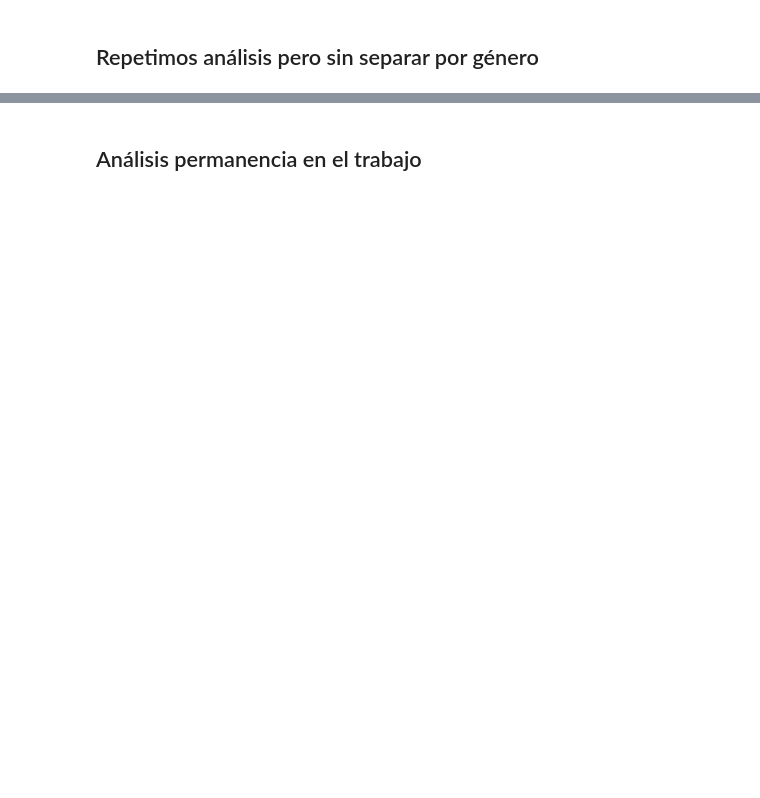
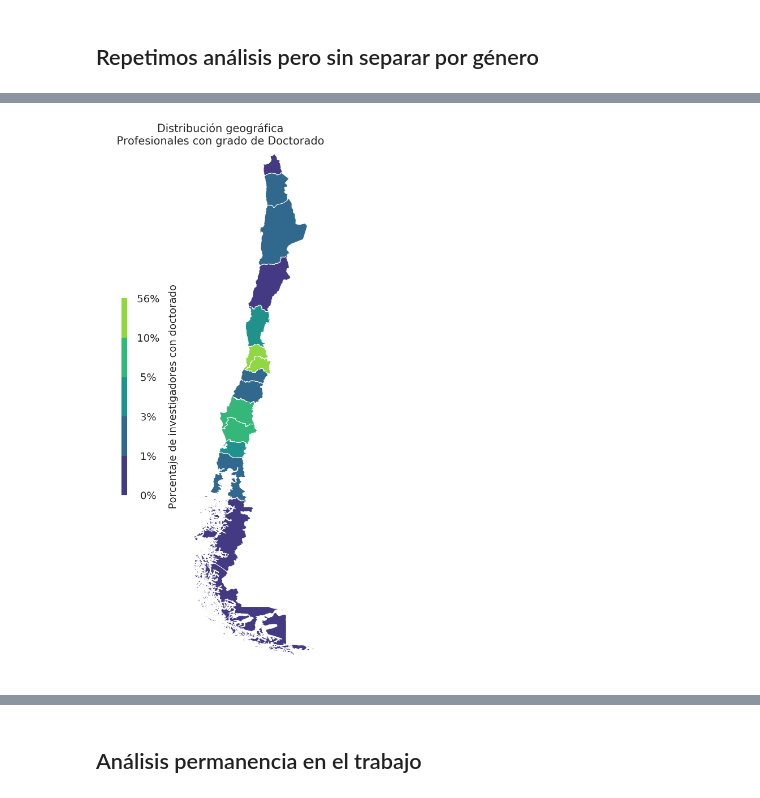
Before and after one commit to anipchile/encuesta_2018, a Jupyter notebook: notebooks/04 - Analisis de encuesta de insercion - Doctorado.ipynb, the cells around one changed output, grey strips where cells are left out. Drawn from its saved outputs; the diff is of its cells as text; code cells hidden in the pictures; blank space fills up the shorter version.

```diff
--- a/notebooks/04 - Analisis de encuesta de insercion - Doctorado.ipynb
+++ b/notebooks/04 - Analisis de encuesta de insercion - Doctorado.ipynb
@@ -823,0 +670,23 @@ plt.savefig('figures/doctorado/figura_4_situacion_laboral.pdf', bbox_inches='tig
+# %%
+mapeo_regiones = {'X de los Lagos':'Región de Los Lagos',
+                'VIII del Bío Bío':'Región del Bío-Bío',
+                'XIII Metropolitana de Santiago':'Región Metropolitana de Santiago',
+                'V de Valparaíso':'Región de Valparaíso',
+                'VII del Maule':'Región del Maule',
+                "VI del Libertador General Bernardo O'Higgins":"Región del Libertador Bernardo O'Higgins",
+                'IX de la Araucanía':'Región de La Araucanía',
+                'XIV de los Ríos':'Región de Los Ríos',
+                'I de Tarapacá':'Región de Tarapacá',
+                'IV de Coquimbo':'Región de Coquimbo',
+                'III de Atacama':'Región de Atacama',
+                'XII de Magallanes y Antártica Chilena':'Región de Magallanes y Antártica Chilena',
+                'XI Aisén del General Carlos Ibáñez del Campo':'Región de Aysén del Gral.Ibañez del Campo',
+                'XV de Arica y Parinacota':'Región de Arica y Parinacota',
+                'II de Antofagasta':'Región de Antofagasta'}
+
+encuesta_df = encuesta_df.replace({'Region trabajo': mapeo_regiones})
+# %%
+data_encuesta=encuesta_df.groupby('Region trabajo').size().sort_values(ascending=False)
+data_encuesta=pd.DataFrame(data_encuesta, columns=["Profesionales"]).reset_index()
+data_encuesta['Profesionales_%']=data_encuesta['Profesionales']*100./data_encuesta['Profesionales'].sum()
+data_encuesta
@@ -823,0 +723,3 @@ plt.savefig('figures/doctorado/figura_4_situacion_laboral.pdf', bbox_inches='tig
+# %%
+data_geopandas_encuesta = data_geopandas_regiones.merge(data_encuesta, how='inner', left_on='NOM_REG', right_on='Region trabajo')
+data_geopandas_encuesta.head()
@@ -823,0 +733,7 @@ plt.savefig('figures/doctorado/figura_4_situacion_laboral.pdf', bbox_inches='tig
+# %%
+choropleth(data_geopandas_encuesta, column='Profesionales_%', figsize=6, alpha=1.0, cbar_orientation='vertical',
+           cbar_label='Porcentaje de investigadores con doctorado', title="Distribución geográfica\nProfesionales con grado de Doctorado",)
+
+plt.savefig('figures/doctorado/figura_9_distribucion_regional.png', dpi=72, bbox_inches='tight')
+# %% [output]
+[figure, added]
```
Also changed, not shown: parts of 100 cells of this notebook, 11 other files.
